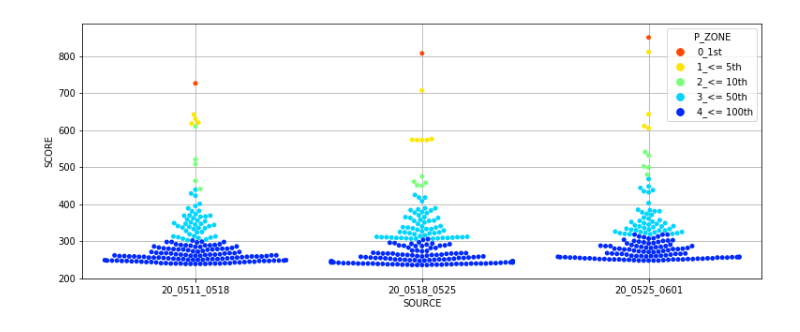
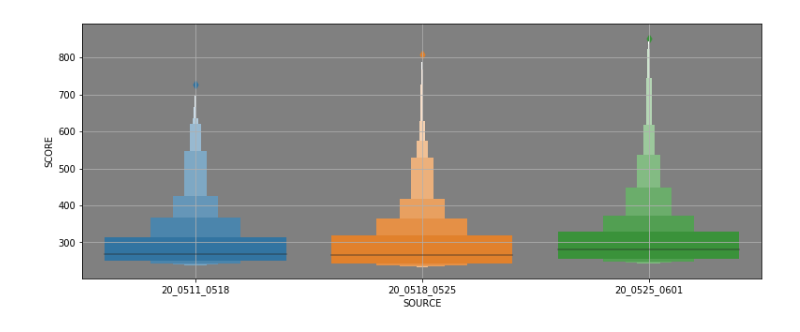
Before and after one commit to taronaldinho/bot_analyzation, a Jupyter notebook: anl_weekly_score.ipynb, the cells around one changed output. Drawn from its saved outputs; the diff is of its cells as text; code cells hidden in the pictures.

```diff
--- a/anl_weekly_score.ipynb
+++ b/anl_weekly_score.ipynb
@@ -13,18 +14,27 @@ import seaborn as sns
 pd.options.display.precision = 2
 # %%
 # データの読み込み
-data_sources = {"20_0511_0518": "./weekly/2020_0511_0518.csv",
-                "20_0518_0525": "./weekly/2020_0518_0525.csv",
-                "20_0525_0601": "./weekly/2020_0525_0601.csv"}
+data_sources = {"20_0511_0518": "./data/weekly_leader_board/2020_0511_0518.csv",
+                "20_0518_0525": "./data/weekly_leader_board/2020_0518_0525.csv",
+                "20_0525_0601": "./data/weekly_leader_board/2020_0525_0601.csv"}
 
-df = pd.DataFrame(columns=("RANK","BATTLES", "WIN", "LOSE", "DRAW", "SCORE"))
+df = pd.DataFrame(columns=("RANK", "BATTLES", "WIN", "LOSE", "DRAW", "SCORE"))
 
 for k, v in data_sources.items():
     tmp = pd.read_csv(v, encoding="utf8", dtype="float")
-    tmp = tmp[tmp["RANK"]<=100]
+
+    # New Rule (NR) でのランク
+    tmp = tmp.sort_values(by=["SCORE", "WIN", "LOSE", "DRAW"], ascending=[False, False, True, True])
+    tmp["NR_RANK"] = tmp.reset_index().index+1
+
     tmp["SOURCE"] = k
-    tmp["SOURCE"].astype(str)
     c = len(tmp)
     print(f"Source: {k}, Count: {c}")
+
     df = pd.concat([df, tmp], ignore_index=True)
+
+
+df[["RANK", "BATTLES", "WIN", "LOSE", "DRAW", "SCORE" ,"NR_RANK"]] = \
+        df[["RANK", "BATTLES", "WIN", "LOSE", "DRAW", "SCORE" ,"NR_RANK"]].astype(int)
+df.dtypes
 # %% [output]
@@ -41,12 +60,10 @@ def get_prize_zone(rank):
         return "2_<= 10th"
     elif rank <= 50:
         return "3_<= 50th"
-    elif rank<= 100:
+    elif rank <= 100:
         return "4_<= 100th"
     else:
         return "5_out of zone"
 
 df["P_ZONE"] = df["RANK"].apply(get_prize_zone)
+df["NR_P_ZONE"] = df["NR_RANK"].apply(get_prize_zone)
-# %%
-df["WIN_RATIO"] = df["WIN"]/df["BATTLES"]  # 勝率
-df["DIFF_W_L"] = df["WIN"]-df["LOSE"]  # 勝敗の差
@@ -84,9 +211,9 @@ pd.pivot_table(df, index="P_ZONE", columns="SOURCE", values="SCORE", aggfunc=["m
 # %%
 fig = plt.figure(figsize=(13,5))
 ax = fig.add_subplot(1, 1, 1)
-sns.swarmplot("SOURCE", "SCORE", hue="P_ZONE", palette="jet_r", data=df, ax=ax)
+sns.boxenplot("SOURCE", "SCORE", data=df, ax=ax)
+ax.set_facecolor("gray")
 ax.grid()
-
 plt.show()
 # %% [output]
-[figure, old version]
+[figure, new version]
```
Also changed, not shown: parts of 20 cells of this notebook, 3 other files.
